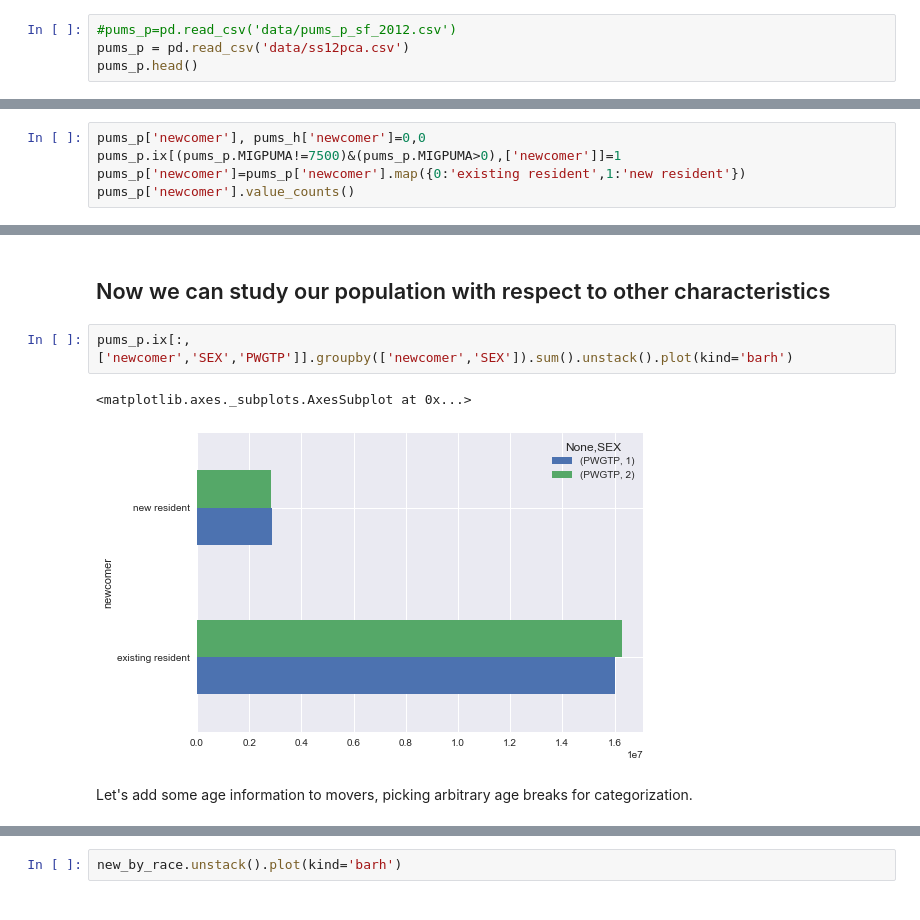
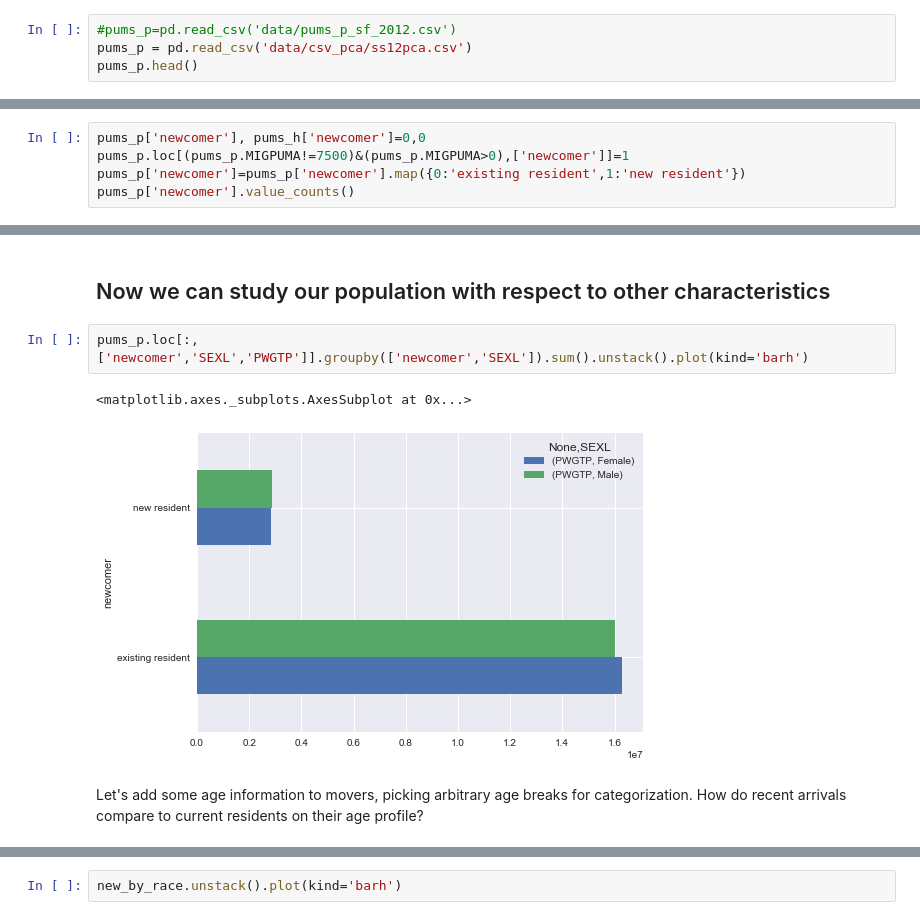
Before and after one commit to waddell/urban-informatics-and-visualization, a Jupyter notebook: 07-data-manipulation/data-manipulation-part-2.ipynb, the cells around one changed output, grey strips where cells are left out. Drawn from its saved outputs; the diff is of its cells as text.

```diff
--- a/07-data-manipulation/data-manipulation-part-2.ipynb
+++ b/07-data-manipulation/data-manipulation-part-2.ipynb
@@ -61,7 +45,7 @@ print(list(pums_h.columns))
 ['RT', 'SERIALNO', 'DIVISION', 'PUMA', 'REGION', 'ST', 'ADJHSG', 'ADJINC', 'WGTP', 'NP', 'TYPE', 'ACR', 'AGS', 'BATH', 'BDSP', 'BLD', 'BUS', 'CONP', 'ELEP', 'FS', 'FULP', 'GASP', 'HFL', 'INSP', 'MHP', ...
 # %%
 #pums_p=pd.read_csv('data/pums_p_sf_2012.csv')
-pums_p = pd.read_csv('data/ss12pca.csv')
+pums_p = pd.read_csv('data/csv_pca/ss12pca.csv')
 pums_p.head()
 # %% [output]
 |  | RT | SERIALNO | SPORDER | PUMA | ST | ADJINC | PWGTP | AGEP | CIT | CITWP | ... | ... |
@@ -397,7 +402,7 @@ pums_p.MIGPUMA.value_counts().head(8)
 Name: MIGPUMA, dtype: int64
 # %%
 pums_p['newcomer'], pums_h['newcomer']=0,0
-pums_p.ix[(pums_p.MIGPUMA!=7500)&(pums_p.MIGPUMA>0),['newcomer']]=1
+pums_p.loc[(pums_p.MIGPUMA!=7500)&(pums_p.MIGPUMA>0),['newcomer']]=1
 pums_p['newcomer']=pums_p['newcomer'].map({0:'existing resident',1:'new resident'})
 pums_p['newcomer'].value_counts()
 # %% [output]
@@ -407,10 +412,10 @@ Name: newcomer, dtype: int64
 # %% [markdown]
 ## Now we can study our population with respect to other characteristics
 # %%
-pums_p.ix[:,['newcomer','SEX','PWGTP']].groupby(['newcomer','SEX']).sum().unstack().plot(kind='barh')
+pums_p.loc[:,['newcomer','SEXL','PWGTP']].groupby(['newcomer','SEXL']).sum().unstack().plot(kind='barh')
 # %% [output]
 <matplotlib.axes._subplots.AxesSubplot at 0x...>
-[figure, old version]
+[figure, new version]
 # %% [markdown]
-Let's add some age information to movers, picking arbitrary age breaks for categorization.
+Let's add some age information to movers, picking arbitrary age breaks for categorization. How do recent arrivals compare to current residents on their age profile?
 # %%
```
Also changed, not shown: parts of 95 cells of this notebook.
